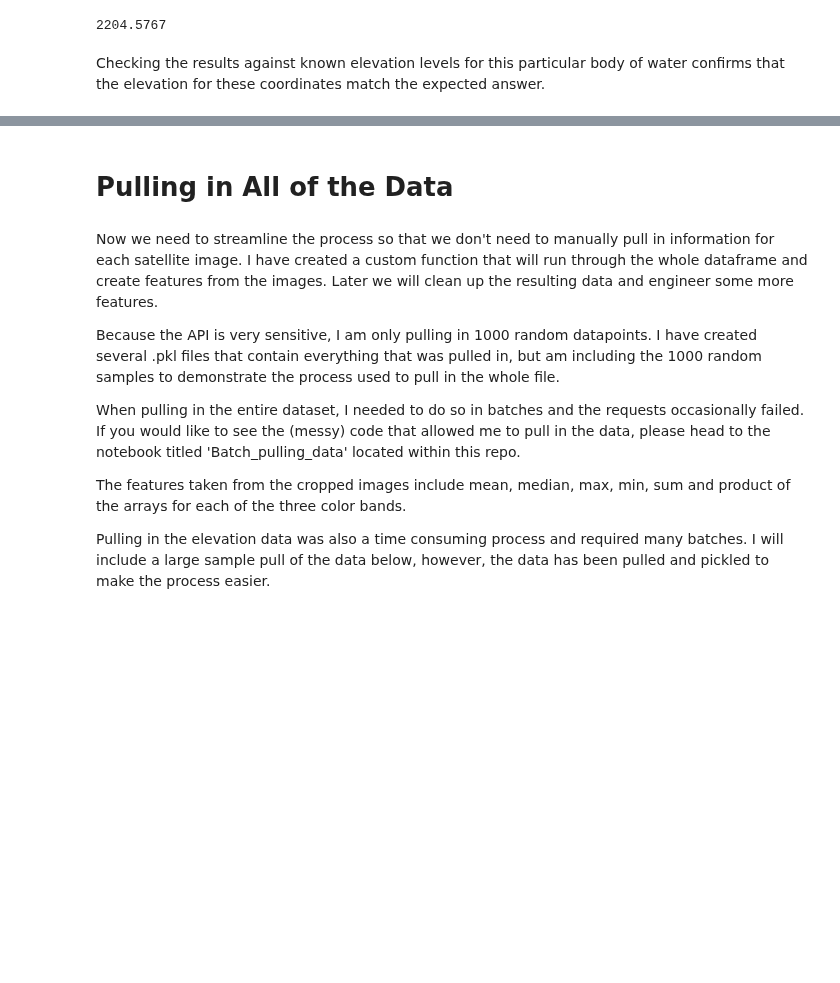
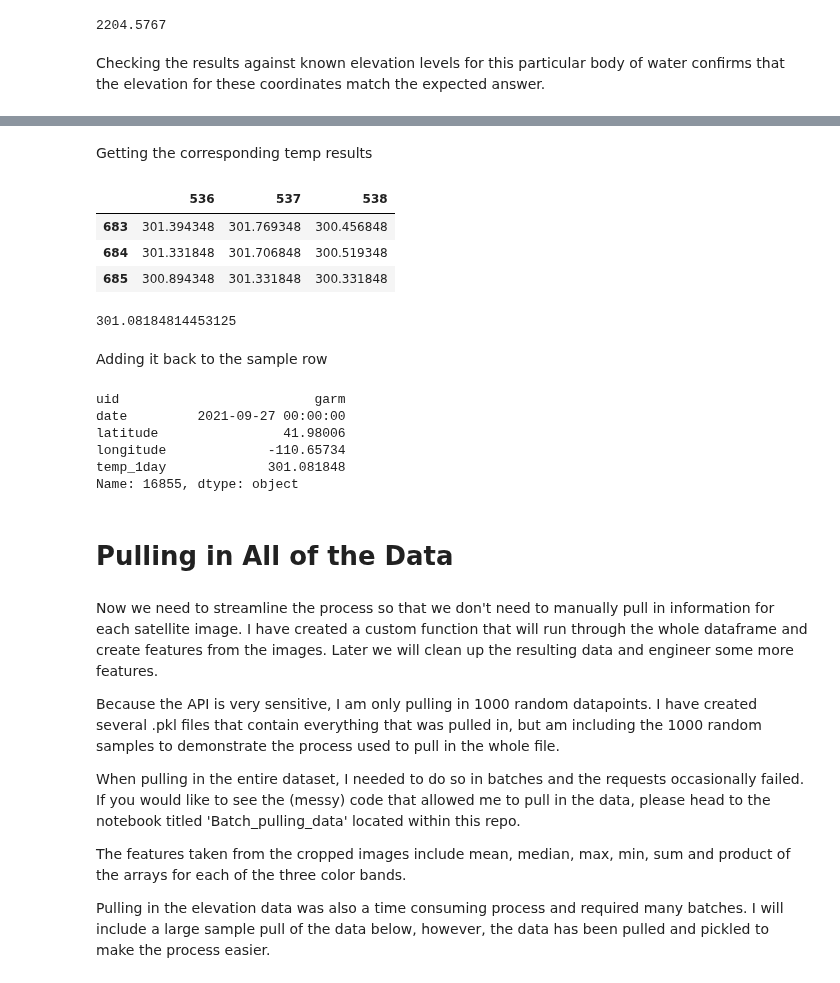
Before and after one commit to mduncan23/Predicting-Harmful-Algal-Blooms, a Jupyter notebook: best_notebook.ipynb, the cells around one changed output, grey strips where cells are left out. Saved outputs shown, nothing was run; the diff lists cells and outputs as text; code cells hidden in the pictures; blank space fills up the shorter version.

```diff
--- a/best_notebook.ipynb
+++ b/best_notebook.ipynb
@@ -1414,0 +1526,2 @@ Checking the results against known elevation levels for this particular body of
+# %%
+lons_matches = lons_df.where(lons_df.notnull()).where(lats_df.notnull()).dropna(how='all').dropna(axis=1, how='all')
@@ -1414,0 +1550,27 @@ Checking the results against known elevation levels for this particular body of
+# %% [markdown]
+Getting the corresponding temp results
+# %%
+temp_results = pd.DataFrame(temps)[lons_matches.columns].loc[lons_matches.index]
+temp_results
+# %% [output]
+|  | 536 | 537 | 538 |
+| 683 | 301.394348 | 301.769348 | 300.456848 |
+| 684 | 301.331848 | 301.706848 | 300.519348 |
+| 685 | 300.894348 | 301.331848 | 300.331848 |
+# %%
+temp_results = temp_results.mean().mean()
+temp_results
+# %% [output]
+301.08184814453125
+# %% [markdown]
+Adding it back to the sample row
+# %%
+sample_row['temp_1day'] = temp_results
+sample_row
+# %% [output]
+uid                         garm
+date         2021-09-27 00:00:00
+latitude                41.98006
+longitude             -110.65734
+temp_1day             301.081848
+Name: 16855, dtype: object
```
Also changed, not shown: parts of 29 cells of this notebook, 1 other file.
